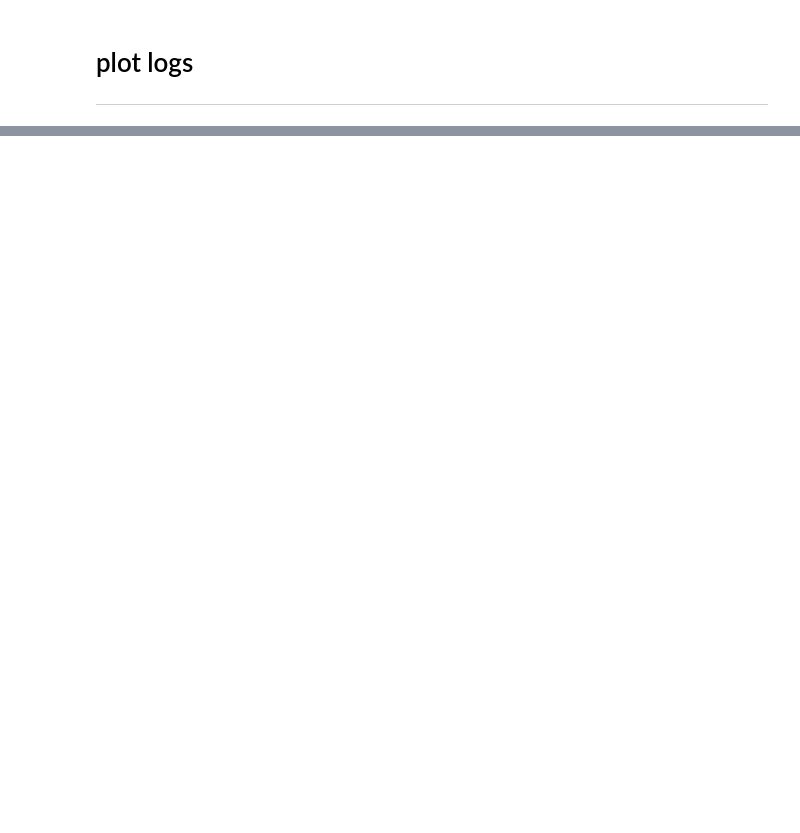
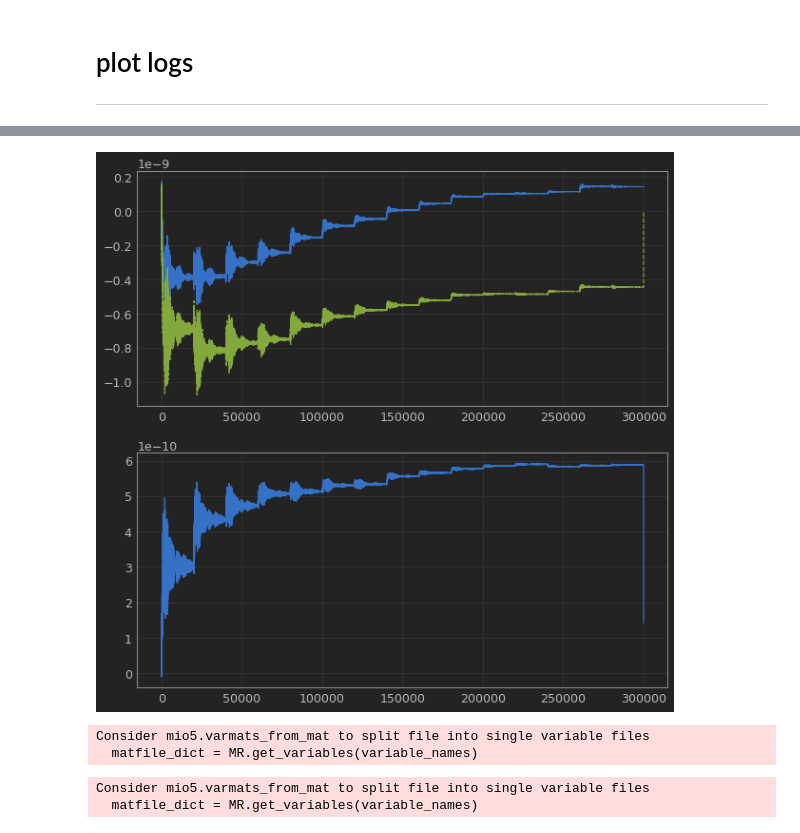
Before and after one commit to feippolito/SIMCEO, a Jupyter notebook: Integrated.ipynb, the cells around one changed output, grey strips where cells are left out. Saved outputs shown, nothing was run; the diff lists cells and outputs as text; code cells hidden in the pictures; blank space fills up the shorter version.

```diff
--- a/Integrated.ipynb
+++ b/Integrated.ipynb
@@ -239,0 +187,10 @@ plt.show()
+# %%
+import importlib
+import utils
+try:
+    importlib.reload(utils)
+except:
+    pass
+from utils import LargeCompute
+
+lc = LargeCompute(onCuda = True)
@@ -239,0 +206,9 @@ plt.show()
+# %%
+disp = np.empty(7, dtype = object)
+ptt = np.empty(7, dtype = object)
+for i in range(7):
+    disp[i], ptt[i] = lc.remove_ptt(Q_seg[i], disp_ptt[i])
+# %%
+rec_disp = np.empty(7, dtype = object)
+for i in range(7):
+    rec_disp[i] = lc.bm_to_disp_time(U_seg[i][:,0:27] ,BM[:,:,i].T)
@@ -239,0 +219,41 @@ plt.show()
+# %%
+plt.figure(figsize = (10,10))
+plt.subplot(211)
+plt.plot(rec_disp[5][200,:])
+plt.plot(disp[5][200,:], '--')
+plt.subplot(212)
+plt.plot(rec_disp[5][200,:] - disp[5][200,:])
+plt.show()
+# %% [output]
+[figure, added]
+# %%
+import yaml
+import scipy.io as sio
+import numpy as np
+with open(dos_path + r'/FEM.yaml') as file:
+    cfg = yaml.load(file, Loader=yaml.FullLoader)
+fem_ss = cfg['FEM']['build']['state_space_filename']
+fem_io = cfg['FEM']['build']['fem_io_filename']
+
+C = sio.loadmat(fem_ss)['C']
+shape_st_ = (C.shape[1],duration*2000+1)
+states = np.memmap(states_path, dtype=np.float32, mode='r+', shape=shape_st_)
+
+data = sio.loadmat(fem_io)
+fem_outputs=[(x[0][0],y[0]) for x,y in zip(data['FEM_IO']['outputs_name'][0,0],
+                                        data['FEM_IO']['outputs_size'][0][0])]
+
+i_sum = 0
+i_, ii_ = 0, 0
+for k in fem_outputs:
+    if k[0] != 'M1_surfaces_d':
+        i_sum += k[1]
+    else:
+        ref_size = k[1]
+        i_, ii_ = i_sum, i_sum + ref_size
+C = C[i_:ii_,:]
+indexes = range(2,C.shape[0],3)
+C = C[indexes, :]
+# %% [output]
+Consider mio5.varmats_from_mat to split file into single variable files
+  matfile_dict = MR.get_variables(variable_names)
@@ -239,0 +267,7 @@ plt.show()
+# %%
+disp_ptt = bm_utils.load_displacements('variables/states.dat',
+                                       './dos/Integrated',
+                                       int(duration))
+# %% [output]
+Consider mio5.varmats_from_mat to split file into single variable files
+  matfile_dict = MR.get_variables(variable_names)
```
Also changed, not shown: parts of 20 cells of this notebook, 45 other files.
